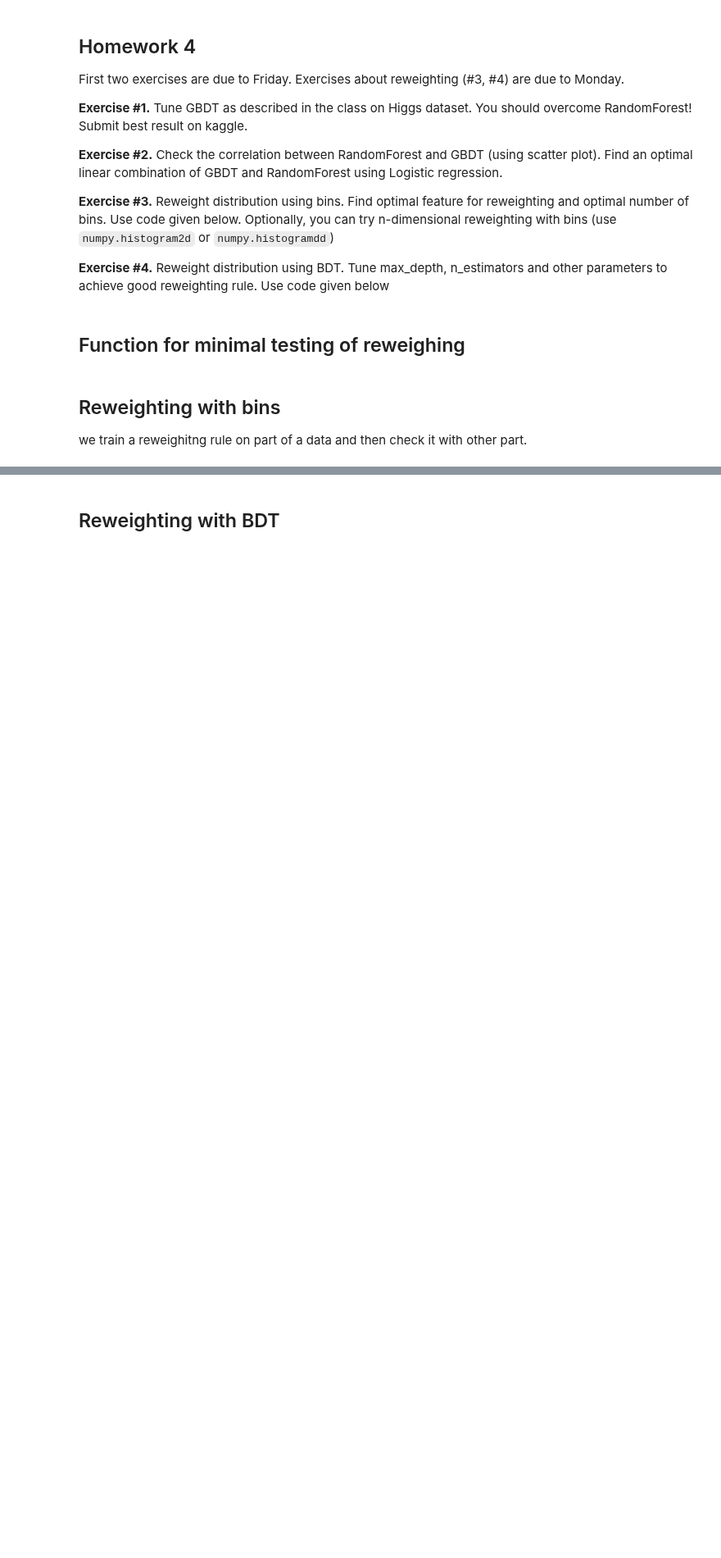
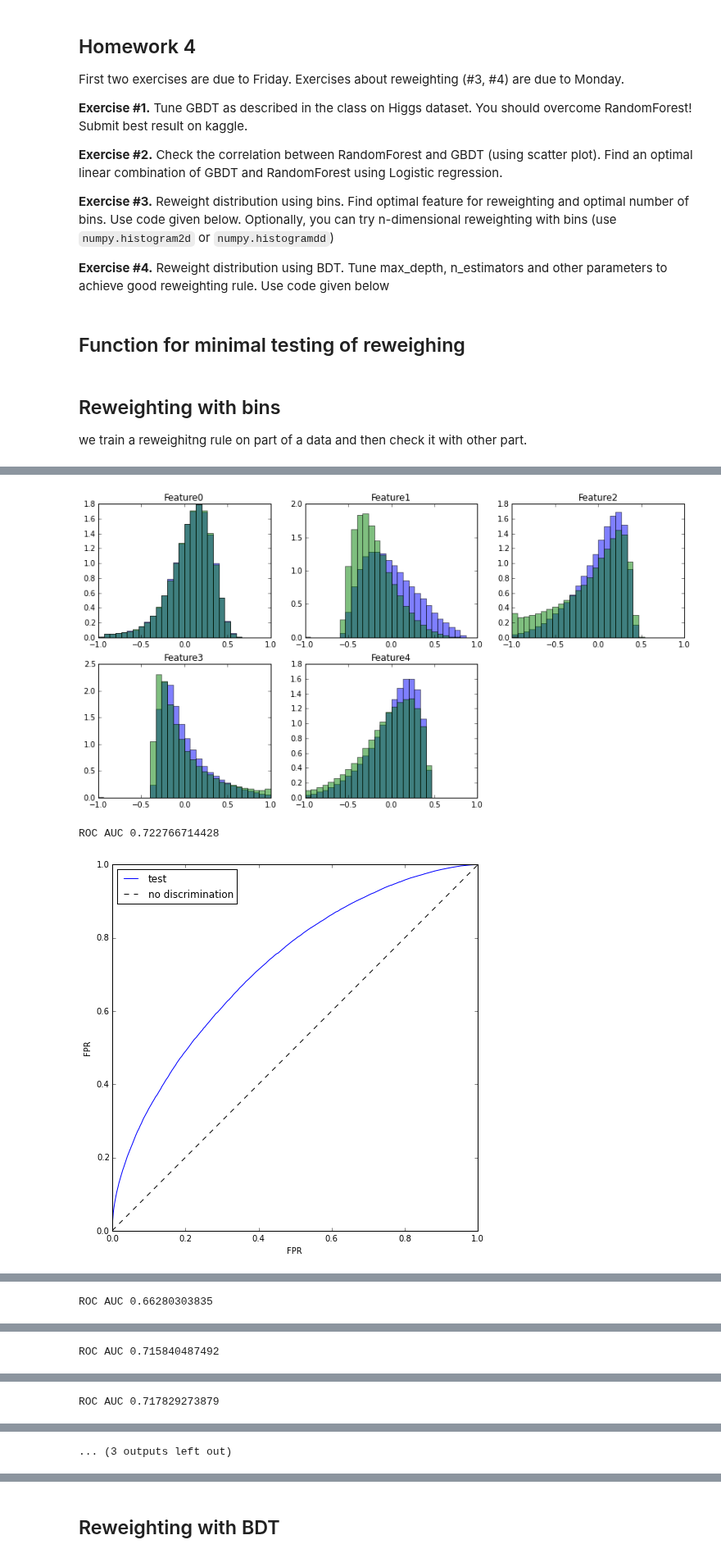
Before and after one commit to YanjieDong/MLatImperial2016, a Jupyter notebook: 4 - reweighting, uniform boosting.ipynb, the cells around one changed output, grey strips where cells are left out. Shown at 82% size. Cells and saved outputs as stored; diff of their text form; code cells hidden in the pictures; blank space fills up the shorter version.

```diff
--- a/4 - reweighting, uniform boosting.ipynb
+++ b/4 - reweighting, uniform boosting.ipynb
@@ -189,0 +239,16 @@ new_test_original_weights = counts_ratio[bin_indices]
+# %%
+train_original_upd = train_original.copy()
+for feature in ['Feature0', 'Feature1', 'Feature2', 'Feature3', 'Feature4']:
+    for bins in[10, 20, 30, 40, 50]:
+    #    train_original, test_original = train_test_split(original, train_size=0.4, random_state=42)
+        origin_counts, bin_limits = numpy.histogram(train_original[feature], bins=bins, range=[-1, 1])
+        target_counts, _ = numpy.histogram(train_target[feature], bins=bin_limits)
+        # computing ratio in each bin
+        counts_ratio = target_counts * 1. /  origin_counts
+        # computing bin index for each sample
+        bin_indices = numpy.searchsorted(bin_limits[1:], test_original[feature])
+        # taking new weights from original weights
+        new_test_original_weights = counts_ratio[bin_indices]
+        print feature, bins
+        check_discrimination(new_test_original_weights)
+    #    train_original_upd = train_original_upd*new_test_original_weights
@@ -189,0 +287,22 @@ new_test_original_weights = counts_ratio[bin_indices]
+# %%
+## now try nested reweighting
+train_original_upd = train_original.copy()
+train_original_upd = pandas.DataFrame(train_original_upd)
+for feature in ['Feature0', 'Feature1', 'Feature2', 'Feature3', 'Feature4']:
+#    train_original, test_original = train_test_split(original, train_size=0.4, random_state=42)
+    origin_counts, bin_limits = numpy.histogram(train_original_upd[feature], bins=40, range=[-1, 1])
+    target_counts, _ = numpy.histogram(train_target[feature], bins=bin_limits)
+    # computing ratio in each bin
+    counts_ratio = target_counts * 1. /  origin_counts
+    # computing bin index for each sample
+    bin_indices_train = numpy.searchsorted(bin_limits[1:], train_original_upd[feature])
+    bin_indices = numpy.searchsorted(bin_limits[1:], test_original[feature])
+    # taking new weights from original weights
+    new_train_original_weights = counts_ratio[bin_indices_train]
+    new_test_original_weights = counts_ratio[bin_indices]
+    check_discrimination2(new_test_original_weights)
+    train_original_upd.mul(new_train_original_weights, axis=0)
+# %% [output]
+[figure, added]
+ROC AUC 0.722766714428
+[figure, added]
@@ -189,0 +310 @@ new_test_original_weights = counts_ratio[bin_indices]
+ROC AUC 0.66280303835
@@ -189,0 +313 @@ new_test_original_weights = counts_ratio[bin_indices]
+ROC AUC 0.715840487492
@@ -189,0 +316 @@ new_test_original_weights = counts_ratio[bin_indices]
+ROC AUC 0.717829273879
@@ -189,0 +318 @@ new_test_original_weights = counts_ratio[bin_indices]
+... (3 outputs left out)
```
Also changed, not shown: parts of 18 cells of this notebook.
